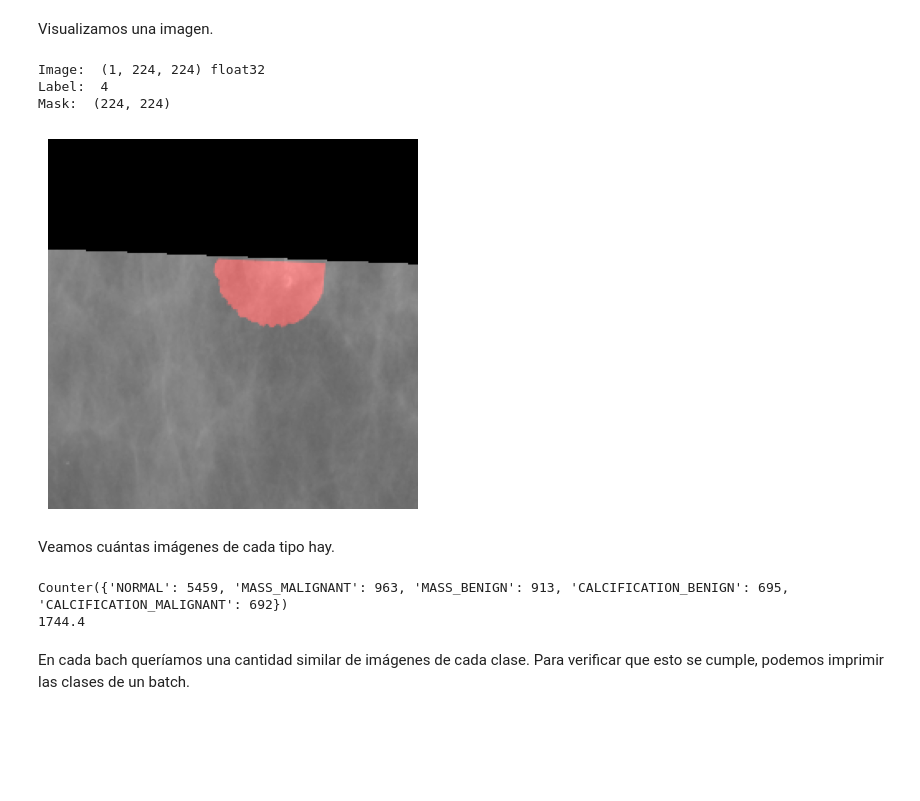
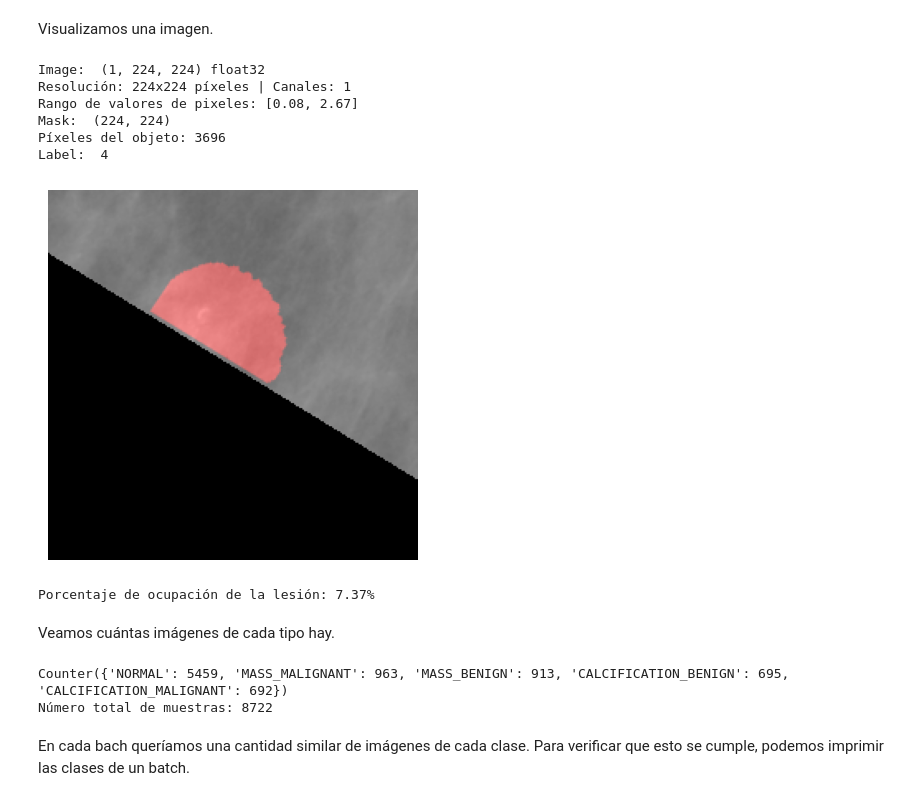
Before and after one commit to alalbiol/Mammography, a Jupyter notebook: elsa/notebooks/test_dataset.ipynb, the cells around one changed output. Cells and saved outputs as stored; diff of their text form; code cells hidden in the pictures; blank space fills up the shorter version.

```diff
--- a/elsa/notebooks/test_dataset.ipynb
+++ b/elsa/notebooks/test_dataset.ipynb
@@ -53,7 +53,7 @@ La función de a continuación crea y devuelve un dataloader para entrenar un mo
 - DataLoader.
 # %%
 train_dl = get_train_dataloader(split_csv, ddsm_annotations, root_dir, patch_size, batch_size=30,
-                        convert_to_rgb = convert_to_rgb, shuffle=True, num_workers=4, return_mask=True,
+                        convert_to_rgb = convert_to_rgb, shuffle=False, num_workers=4, return_mask=True,
                         subset_size=None, include_normals=include_normals,
                         normalize_input = True)
 
@@ -80,16 +80,35 @@ All targets:  8722
 Visualizamos una imagen.
 # %%
 image, label, mask = train_ds[670]
+
 print("Image: ", image.shape, image.dtype)
+c, h, w = image.shape # canales, altura, ancho
+print(f"Resolución: {w}x{h} píxeles | Canales: {c}")
+
+print(f"Rango de valores de pixeles: [{image.min():.2f}, {image.max():.2f}]") # comprobar que estan normalización
+
+print("Mask: ", mask.shape)
+numpixels = (mask > 0).sum()
+print(f"Píxeles del objeto: {numpixels}")
+
 print("Label: ", label)
-print("Mask: ", mask.shape)
 
 show_mask_image(image[0], mask)
 # %% [output]
 Image:  (1, 224, 224) float32
+Resolución: 224x224 píxeles | Canales: 1
+Rango de valores de pixeles: [0.08, 2.67]
+Mask:  (224, 224)
+Píxeles del objeto: 3696
 Label:  4
-Mask:  (224, 224)
-[figure, old version]
+[figure, new version]
+# %%
+total_pixeles = mask.shape[0] * mask.shape[1]
+porcentaje = (numpixels / total_pixeles) * 100
+
+print(f"Porcentaje de ocupación de la lesión: {porcentaje:.2f}%")
+# %% [output]
+Porcentaje de ocupación de la lesión: 7.37%
 # %% [markdown]
 Veamos cuántas imágenes de cada tipo hay.
 # %%
@@ -98,10 +117,11 @@ from collections import Counter
 all_targets = train_ds.get_all_targets()
 print(Counter(all_targets))
 
-print(len(train_ds)/5)
+total = len(train_ds)
+print(f"Número total de muestras: {total}")
 # %% [output]
 Counter({'NORMAL': 5459, 'MASS_MALIGNANT': 963, 'MASS_BENIGN': 913, 'CALCIFICATION_BENIGN': 695, 'CALCIFICATION_MALIGNANT': 692})
-1744.4
+Número total de muestras: 8722
 # %% [markdown]
 En cada bach queríamos una cantidad similar de imágenes de cada clase. Para verificar que esto se cumple, podemos imprimir las clases de un batch.
 # %%
```
Also changed, not shown: parts of 18 cells of this notebook, 2 other files.
